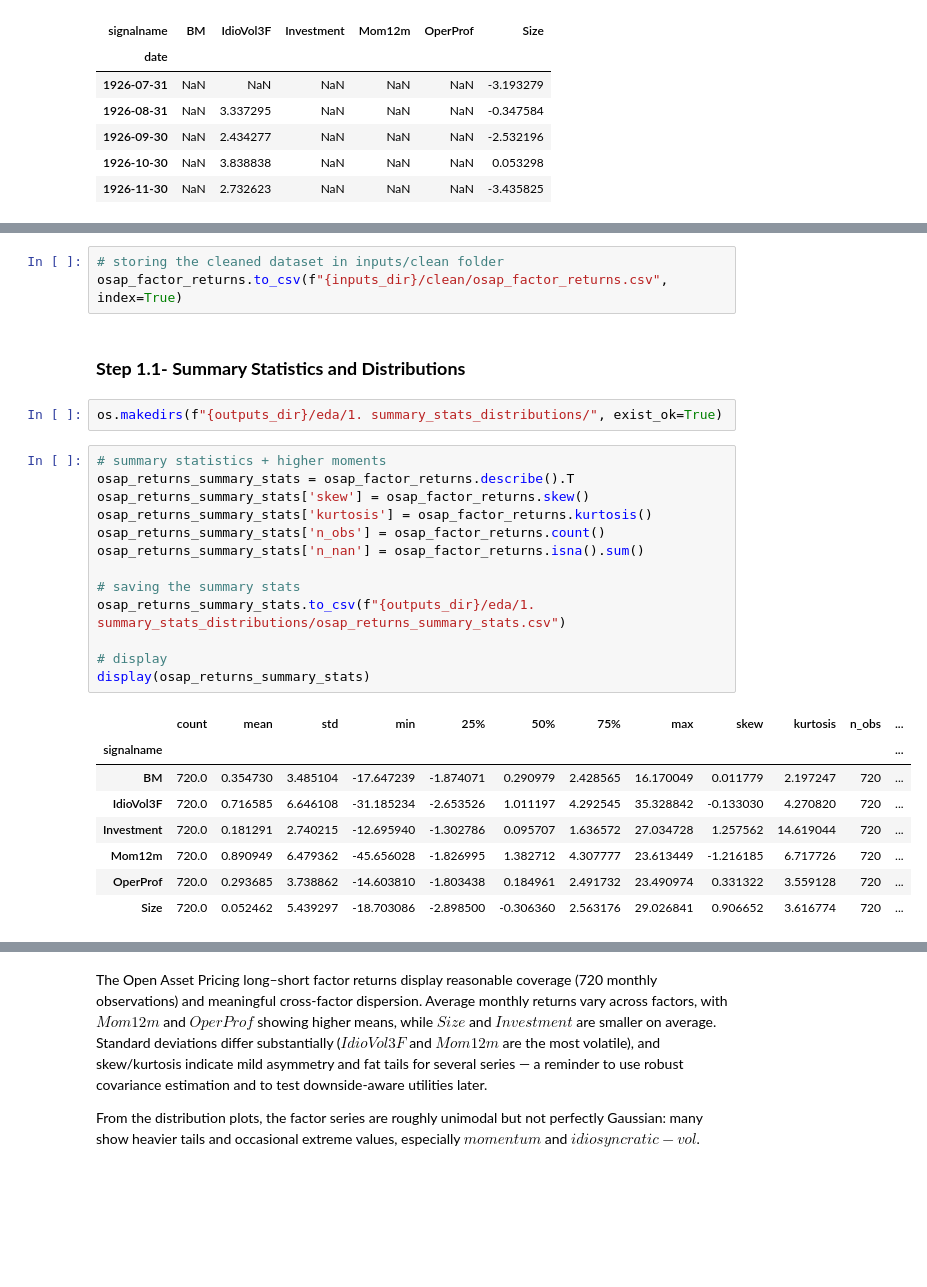
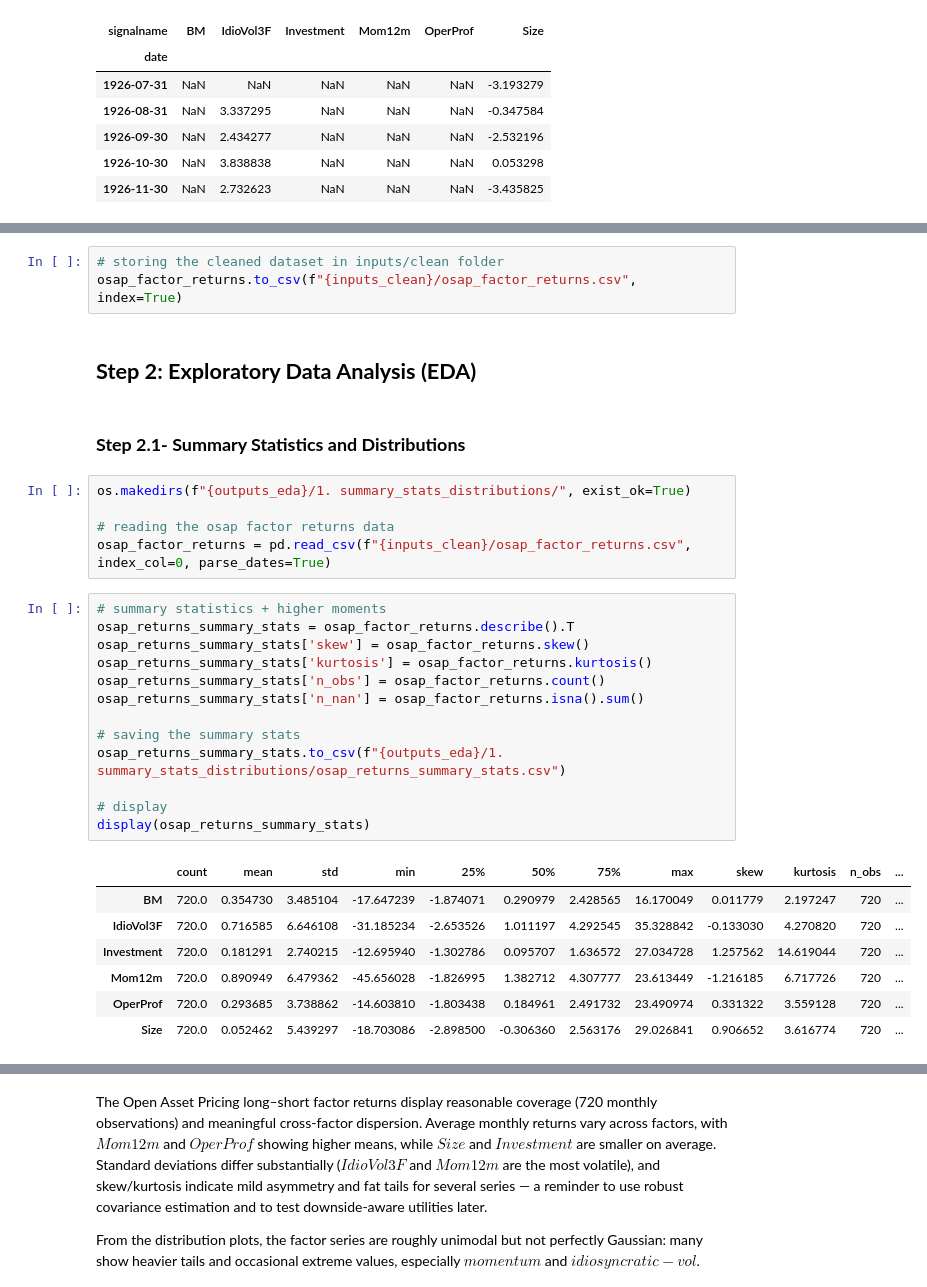
Before and after one commit to dipanshusharma2001/MScFE_WQU_Capstone_Project, a Jupyter notebook: notebooks/01_EDA_ETL.ipynb, the cells around one changed output, grey strips where cells are left out. Cells and saved outputs as stored; diff of their text form; blank space fills up the shorter version.

```diff
--- a/notebooks/01_EDA_ETL.ipynb
+++ b/notebooks/01_EDA_ETL.ipynb
@@ -166,27 +122,31 @@ Size          0
 dtype: int64
 # %%
 # storing the cleaned dataset in inputs/clean folder
-osap_factor_returns.to_csv(f"{inputs_dir}/clean/osap_factor_returns.csv", index=True)
+osap_factor_returns.to_csv(f"{inputs_clean}/osap_factor_returns.csv", index=True)
+# %% [markdown]
+## **Step 2: Exploratory Data Analysis (EDA)**
 # %% [markdown]
-### **Step 1.1- Summary Statistics and Distributions**
+### **Step 2.1- Summary Statistics and Distributions**
-# %%
-os.makedirs(f"{outputs_dir}/eda/1. summary_stats_distributions/", exist_ok=True)
+# %%
+os.makedirs(f"{outputs_eda}/1. summary_stats_distributions/", exist_ok=True)
+
+# reading the osap factor returns data
+osap_factor_returns = pd.read_csv(f"{inputs_clean}/osap_factor_returns.csv", index_col=0, parse_dates=True)
 # %%
 # summary statistics + higher moments
 osap_returns_summary_stats = osap_factor_returns.describe().T
 osap_returns_summary_stats['skew'] = osap_factor_returns.skew()
 osap_returns_summary_stats['kurtosis'] = osap_factor_returns.kurtosis()
 osap_returns_summary_stats['n_obs'] = osap_factor_returns.count()
 osap_returns_summary_stats['n_nan'] = osap_factor_returns.isna().sum()
 
 # saving the summary stats
-osap_returns_summary_stats.to_csv(f"{outputs_dir}/eda/1. summary_stats_distributions/osap_returns_summary_stats.csv")
+osap_returns_summary_stats.to_csv(f"{outputs_eda}/1. summary_stats_distributions/osap_returns_summary_stats.csv")
 
 # display
 display(osap_returns_summary_stats)
 # %% [output]
 |  | count | mean | std | min | 25% | 50% | 75% | max | skew | kurtosis | n_obs | ... |
-| signalname |  |  |  |  |  |  |  |  |  |  |  | ... |
 | BM | 720.0 | 0.354730 | 3.485104 | -17.647239 | -1.874071 | 0.290979 | 2.428565 | 16.170049 | 0.011779 | 2.197247 | 720 | ... |
 | IdioVol3F | 720.0 | 0.716585 | 6.646108 | -31.185234 | -2.653526 | 1.011197 | 4.292545 | 35.328842 | -0.133030 | 4.270820 | 720 | ... |
 | Investment | 720.0 | 0.181291 | 2.740215 | -12.695940 | -1.302786 | 0.095707 | 1.636572 | 27.034728 | 1.257562 | 14.619044 | 720 | ... |
```
Also changed, not shown: parts of 36 cells of this notebook, 23 other files.
